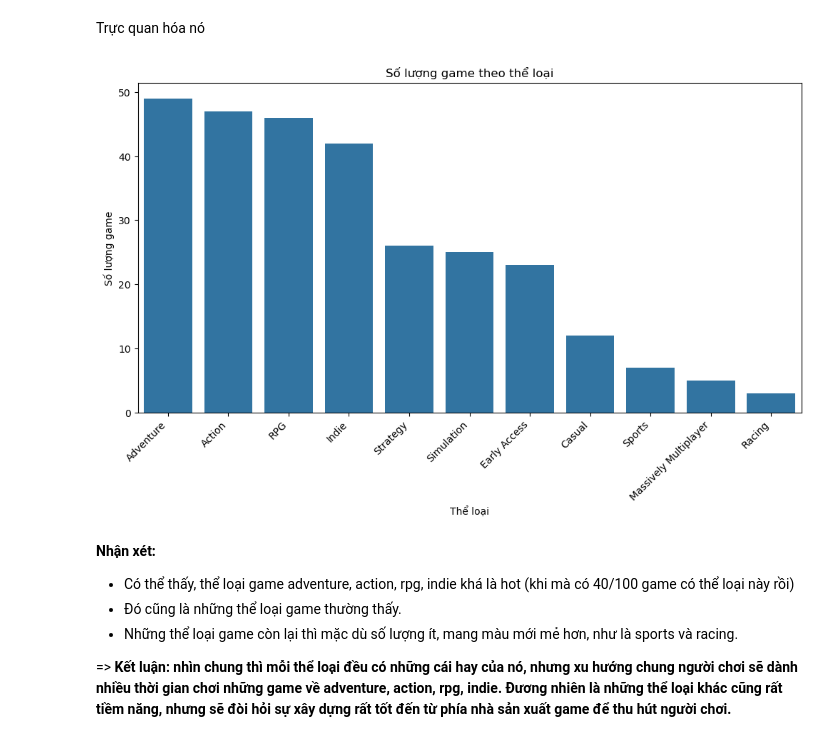
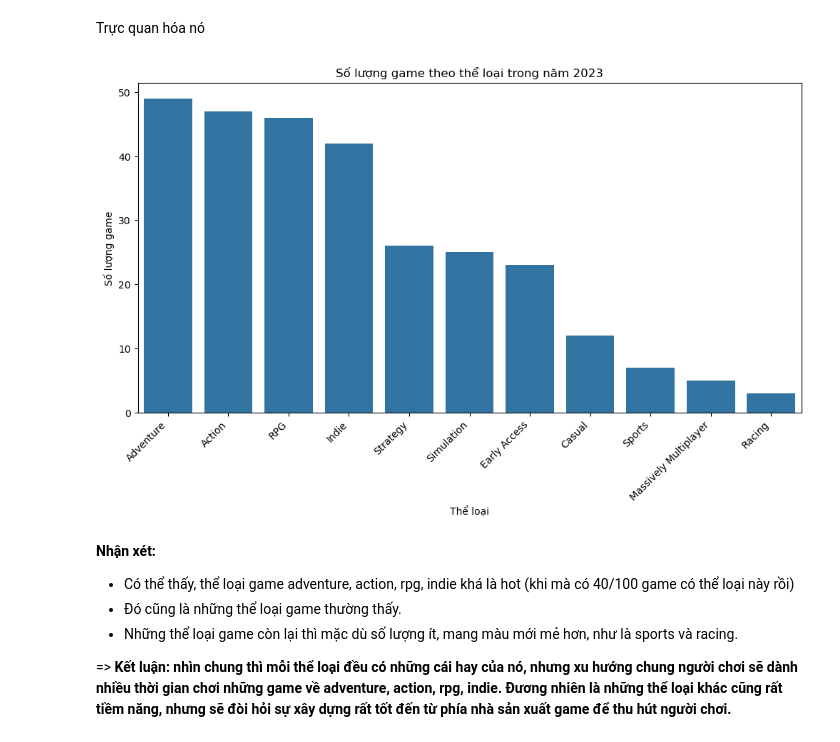
Before and after one commit to NamPhuonn/Final_project_data_science, a Jupyter notebook: final_project.ipynb, the cells around one changed output. Saved outputs shown, nothing was run; the diff lists cells and outputs as text; code cells hidden in the pictures.

```diff
--- a/final_project.ipynb
+++ b/final_project.ipynb
@@ -544,14 +562,14 @@ Trực quan hóa nó
 # %%
 # Visualize dữ liệu
 plt.figure(figsize=(12, 6))
 sns.barplot(x=genre_counts.index, y=genre_counts.values)
-plt.title('Số lượng game theo thể loại')
+plt.title('Số lượng game theo thể loại trong năm 2023')
 plt.xlabel('Thể loại')
 plt.ylabel('Số lượng game')
 plt.xticks(rotation=45, ha='right')
 plt.show()
 # %% [output]
-[figure, old version]
+[figure, new version]
 # %% [markdown]
 **Nhận xét:**
 - Có thể thấy, thể loại game adventure, action, rpg, indie khá là hot (khi mà có 40/100 game có thể loại này rồi)
```
Also changed, not shown: parts of 6 cells of this notebook.
